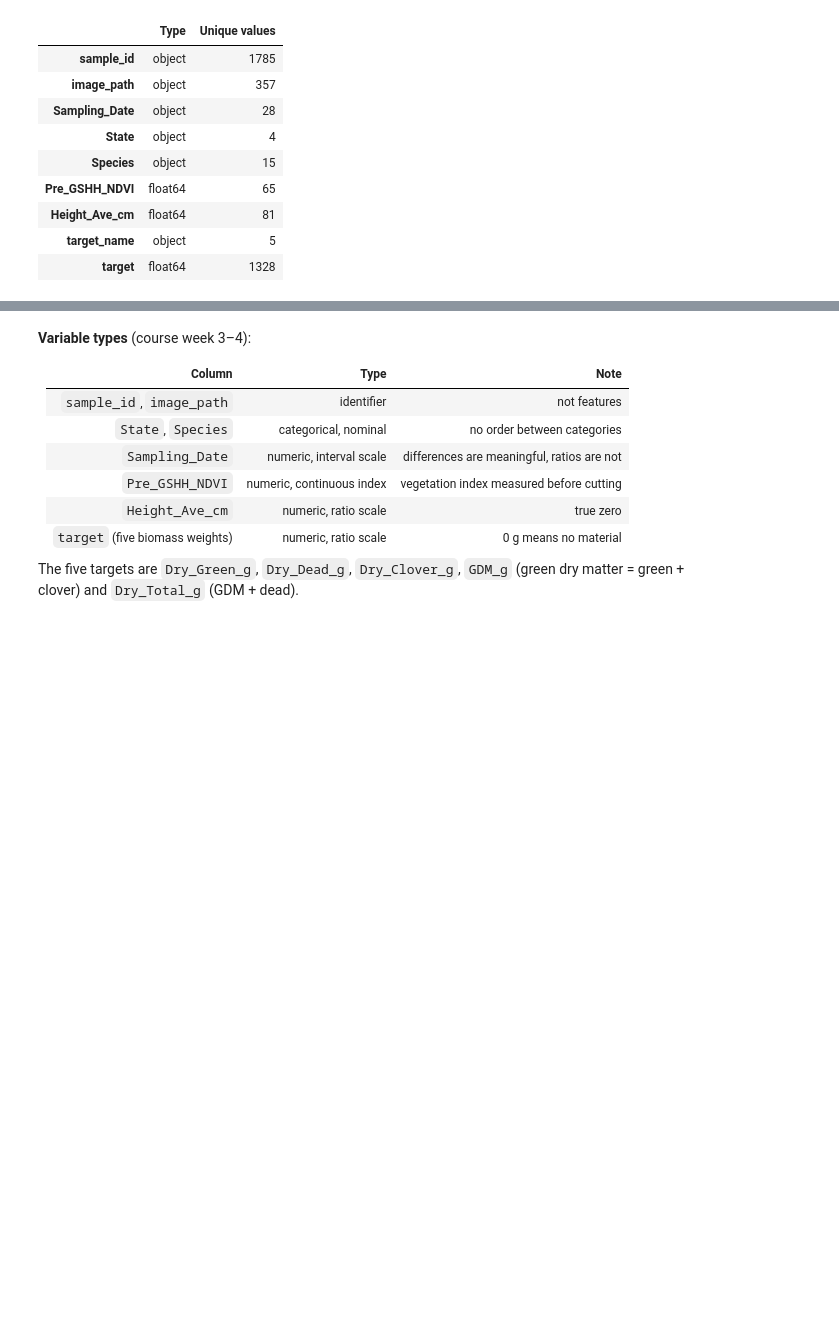
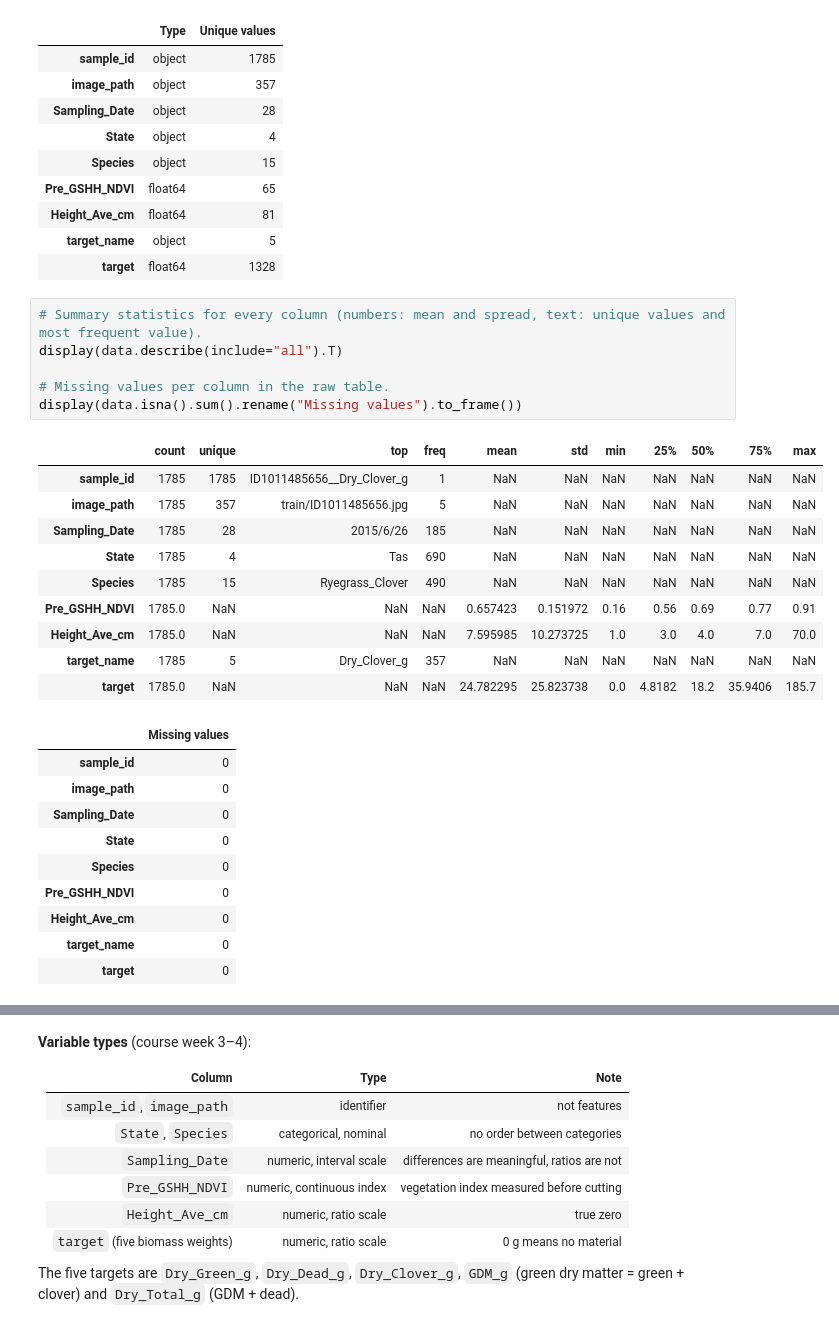
Before and after one commit to yavuzhan-kilic/GROUP42_CENG313, a Jupyter notebook: assignment1_eda_baseline.ipynb, the cells around one changed output, grey strips where cells are left out. Cells and saved outputs as stored; diff of their text form; blank space fills up the shorter version.

Commit message:
Restructure notebook into the seven required sections
Add problem definition, data overview summary, preprocessing and Kaggle submission sections; renumber EDA and baselines.

```diff
--- a/assignment1_eda_baseline.ipynb
+++ b/assignment1_eda_baseline.ipynb
@@ -94,3 +123,30 @@ Rows and columns: (1785, 9)
 | Height_Ave_cm | float64 | 81 |
 | target_name | object | 5 |
 | target | float64 | 1328 |
+# %%
+# Summary statistics for every column (numbers: mean and spread, text: unique values and most frequent value).
+display(data.describe(include="all").T)
+
+# Missing values per column in the raw table.
+display(data.isna().sum().rename("Missing values").to_frame())
+# %% [output]
+|  | count | unique | top | freq | mean | std | min | 25% | 50% | 75% | max |
+| sample_id | 1785 | 1785 | ID1011485656__Dry_Clover_g | 1 | NaN | NaN | NaN | NaN | NaN | NaN | NaN |
+| image_path | 1785 | 357 | train/ID1011485656.jpg | 5 | NaN | NaN | NaN | NaN | NaN | NaN | NaN |
+| Sampling_Date | 1785 | 28 | 2015/6/26 | 185 | NaN | NaN | NaN | NaN | NaN | NaN | NaN |
+| State | 1785 | 4 | Tas | 690 | NaN | NaN | NaN | NaN | NaN | NaN | NaN |
+| Species | 1785 | 15 | Ryegrass_Clover | 490 | NaN | NaN | NaN | NaN | NaN | NaN | NaN |
+| Pre_GSHH_NDVI | 1785.0 | NaN | NaN | NaN | 0.657423 | 0.151972 | 0.16 | 0.56 | 0.69 | 0.77 | 0.91 |
+| Height_Ave_cm | 1785.0 | NaN | NaN | NaN | 7.595985 | 10.273725 | 1.0 | 3.0 | 4.0 | 7.0 | 70.0 |
+| target_name | 1785 | 5 | Dry_Clover_g | 357 | NaN | NaN | NaN | NaN | NaN | NaN | NaN |
+| target | 1785.0 | NaN | NaN | NaN | 24.782295 | 25.823738 | 0.0 | 4.8182 | 18.2 | 35.9406 | 185.7 |
+|  | Missing values |
+| sample_id | 0 |
+| image_path | 0 |
+| Sampling_Date | 0 |
+| State | 0 |
+| Species | 0 |
+| Pre_GSHH_NDVI | 0 |
+| Height_Ave_cm | 0 |
+| target_name | 0 |
+| target | 0 |
```
Also changed, not shown: parts of 20 cells of this notebook.
